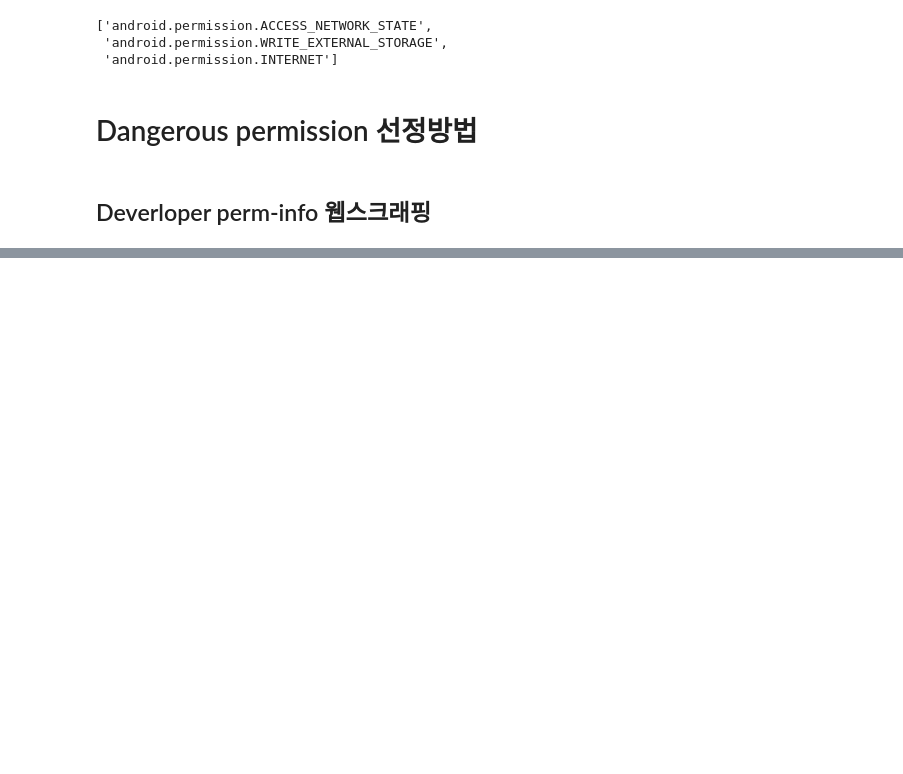
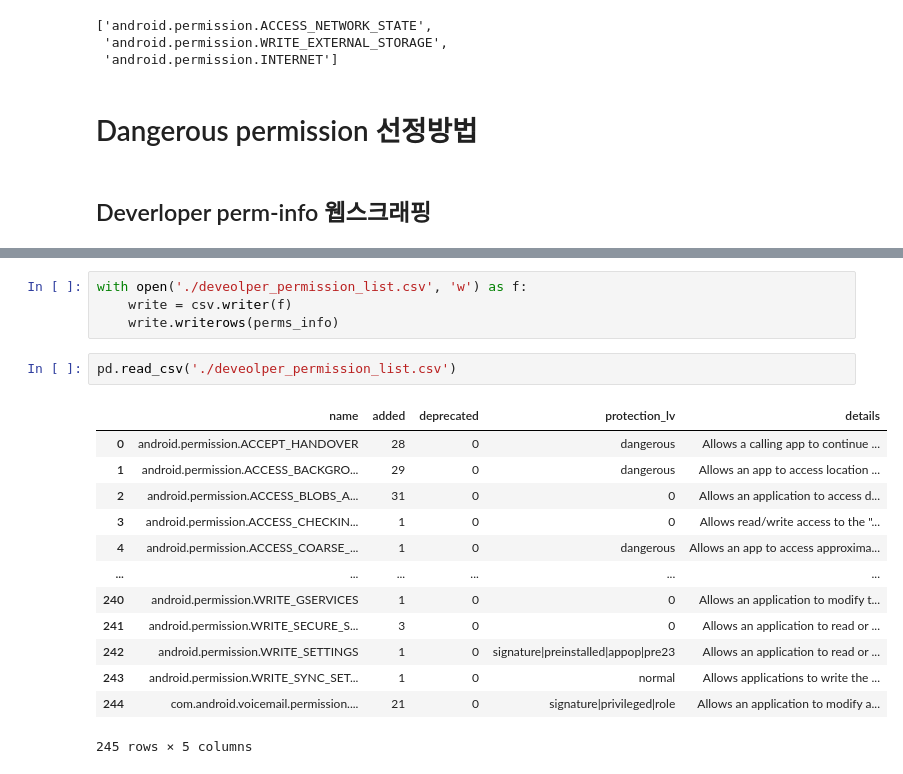
Before and after one commit to ghwns82/ML_lab, a Jupyter notebook: 2.특징정보/1.Permission.ipynb, the cells around one changed output, grey strips where cells are left out. Cells and saved outputs as stored; diff of their text form; blank space fills up the shorter version.

```diff
--- a/2.특징정보/1.Permission.ipynb
+++ b/2.특징정보/1.Permission.ipynb
@@ -43,0 +128,20 @@ a.get_permissions()
+# %%
+with open('./deveolper_permission_list.csv', 'w') as f:
+    write = csv.writer(f)
+    write.writerows(perms_info)
+# %%
+pd.read_csv('./deveolper_permission_list.csv')
+# %% [output]
+|  | name | added | deprecated | protection_lv | details |
+| 0 | android.permission.ACCEPT_HANDOVER | 28 | 0 | dangerous | Allows a calling app to continue ... |
+| 1 | android.permission.ACCESS_BACKGRO... | 29 | 0 | dangerous | Allows an app to access location ... |
+| 2 | android.permission.ACCESS_BLOBS_A... | 31 | 0 | 0 | Allows an application to access d... |
+| 3 | android.permission.ACCESS_CHECKIN... | 1 | 0 | 0 | Allows read/write access to the "... |
+| 4 | android.permission.ACCESS_COARSE_... | 1 | 0 | dangerous | Allows an app to access approxima... |
+| ... | ... | ... | ... | ... | ... |
+| 240 | android.permission.WRITE_GSERVICES | 1 | 0 | 0 | Allows an application to modify t... |
+| 241 | android.permission.WRITE_SECURE_S... | 3 | 0 | 0 | Allows an application to read or ... |
+| 242 | android.permission.WRITE_SETTINGS | 1 | 0 | signature|preinstalled|appop|pre23 | Allows an application to read or ... |
+| 243 | android.permission.WRITE_SYNC_SET... | 1 | 0 | normal | Allows applications to write the ... |
+| 244 | com.android.voicemail.permission.... | 21 | 0 | signature|privileged|role | Allows an application to modify a... |
+245 rows × 5 columns
```
Also changed, not shown: parts of 22 cells of this notebook, 14 other files.
